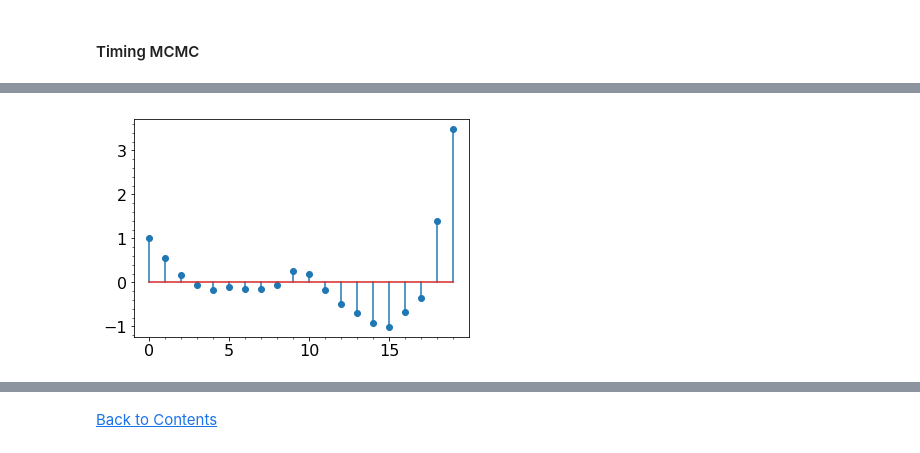
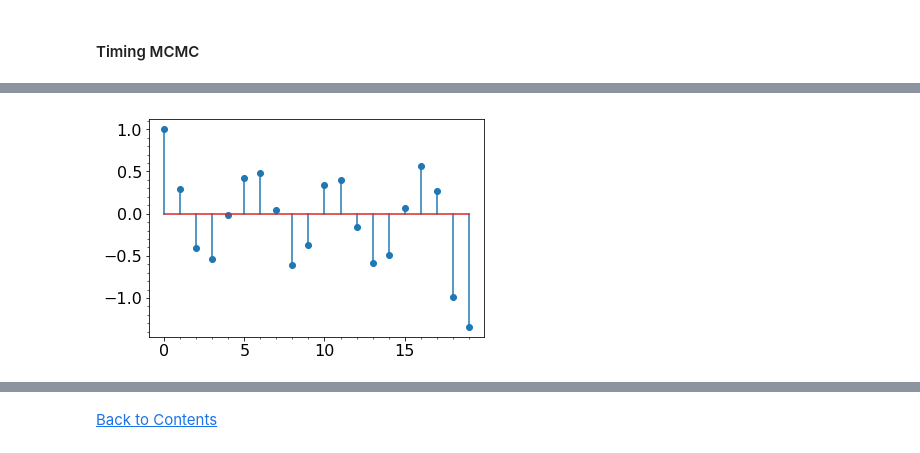
Before and after one commit to madHatter106/chlorophyll_models, a Jupyter notebook: Bayesian Tutorial.ipynb, the cells around one changed output, grey strips where cells are left out. Drawn from its saved outputs; the diff is of its cells as text; code cells hidden in the pictures.

```diff
--- a/Bayesian Tutorial.ipynb
+++ b/Bayesian Tutorial.ipynb
@@ -647,5 +681,5 @@ f.savefig('./figJar/Presentation/mcmc_1.svg')
 # %%
 %%time
 samples = 2000
-trace = mcmc(data=df_data.chl_l.values, n_samples=samples)
+trace2 = mcmc(data=df_data.chl_l.values, n_samples=samples)
 # %% [output]
@@ -667,0 +717,13 @@ f.savefig('./figJar/Presentation/mcmc_2.svg')
+# %%
+f, ax = pl.subplots(nrows=2, figsize=(8, 8))
+thinned_trace = np.random.choice(trace2[100:], size=200, replace=False)
+ax[0].plot(np.arange(200), thinned_trace, marker='.',
+           ls=':', color='k')
+ax[0].set_title('thinned trace of μ')
+ax[1].set_title('μ marginal posterior')
+pm.plots.kdeplot(thinned_trace, ax=ax[1], label='mcmc',
+                 color='orange', lw=2, zorder=1)
+ax[1].legend(loc='upper left')
+ax[1].set_ylim(bottom=0)
+f.tight_layout()
+f.savefig('./figJar/Presentation/grid9.svg')
@@ -668,5 +732,6 @@ f.savefig('./figJar/Presentation/mcmc_2.svg')
 # %%
 f, ax = pl.subplots()
-ax.stem(pm.autocorr(trace[:20]));
+ax.stem(pm.autocorr(thinned_trace[:20]));
+f.savefig('./figJar/Presentation/stem2.svg', dpi=300, format='svg');
 # %% [output]
-[figure, old version]
+[figure, new version]
```
Also changed, not shown: parts of 56 cells of this notebook, 15 other files.
